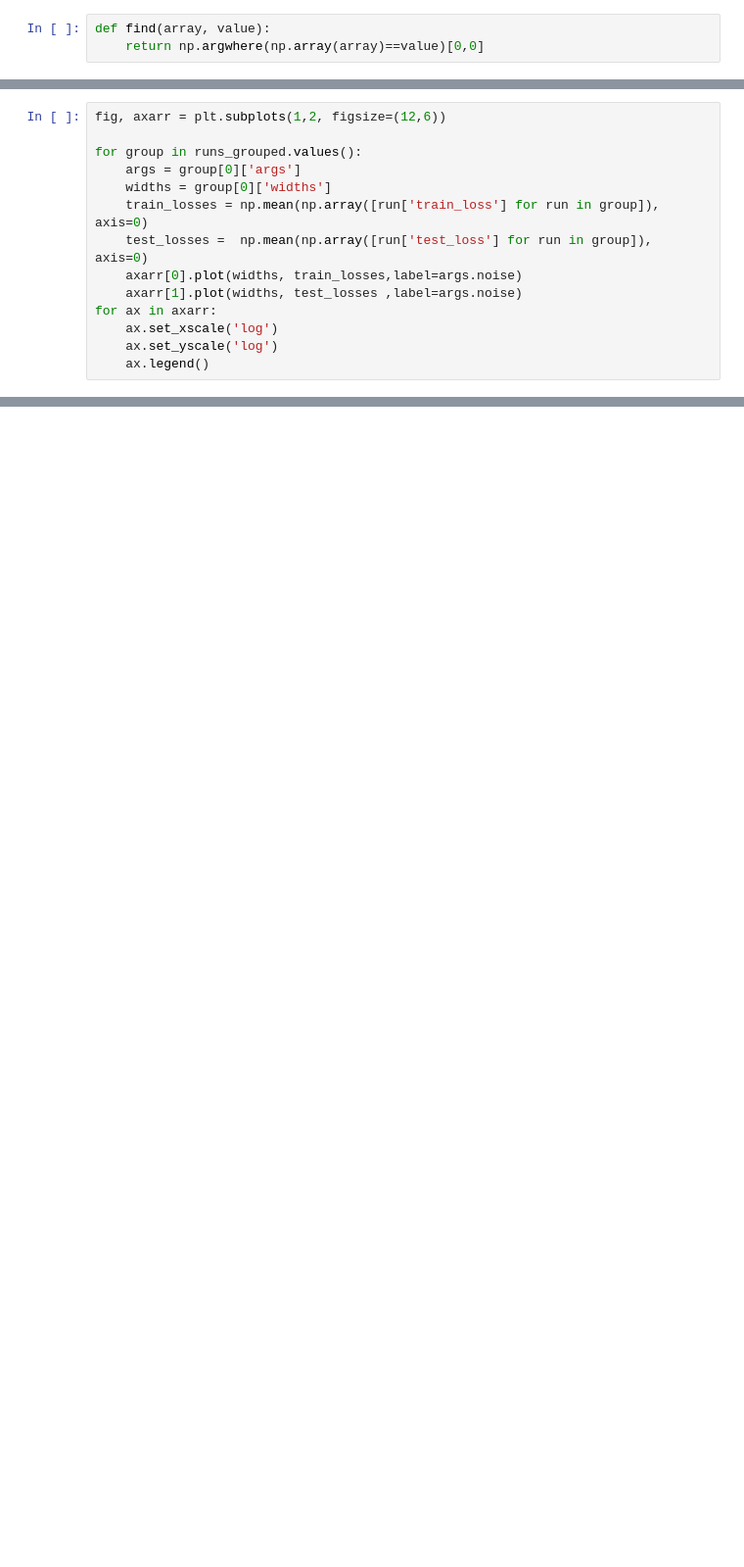
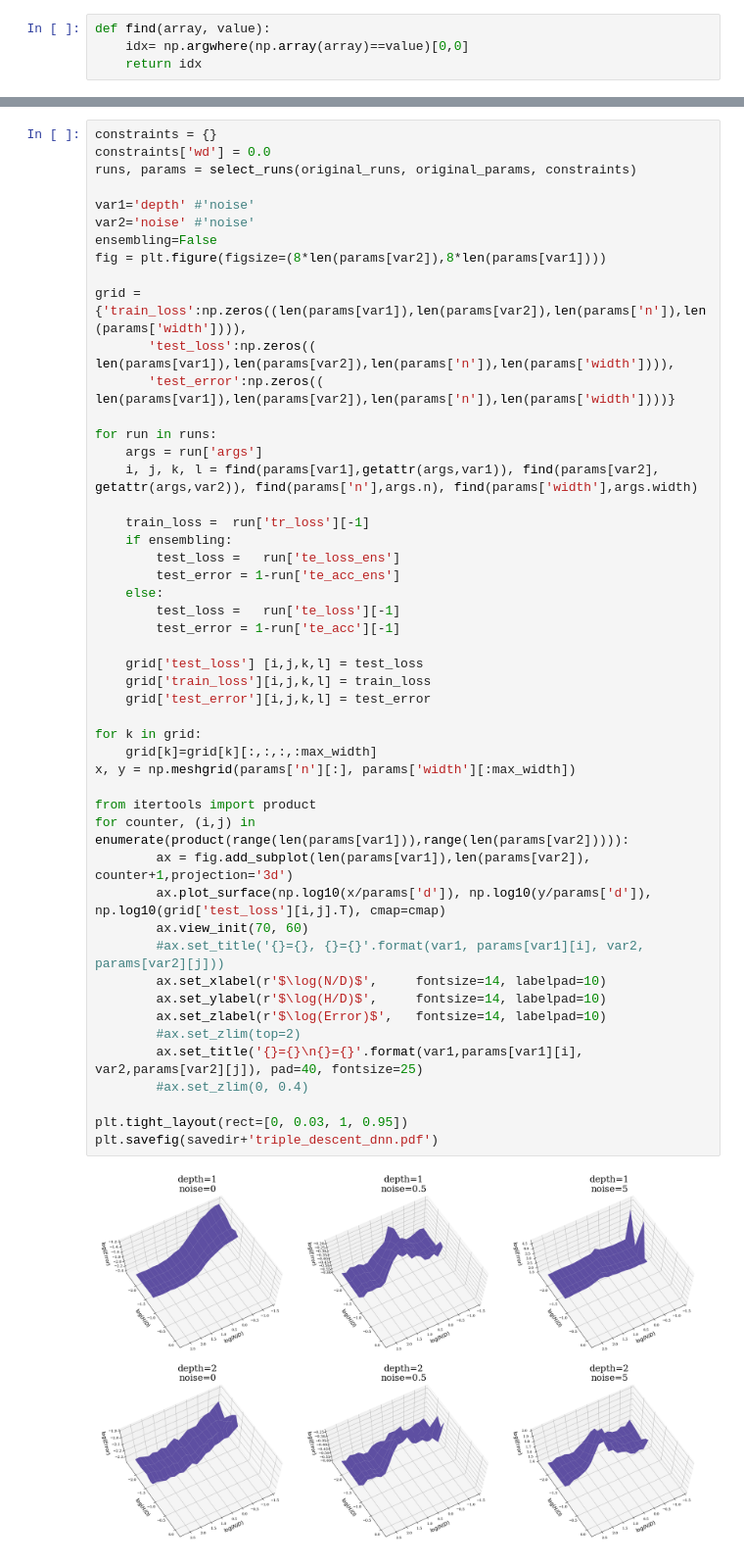
Before and after one commit to sdascoli/dd-vs-u, a Jupyter notebook: analysis.ipynb, the cells around one changed output, grey strips where cells are left out. Shown at 98% size. Drawn from its saved outputs; the diff is of its cells as text; blank space fills up the shorter version.

```diff
--- a/analysis.ipynb
+++ b/analysis.ipynb
@@ -10,3 +21,4 @@ cmap = plt.cm.get_cmap("viridis")
 # %%
 def find(array, value):
-    return np.argwhere(np.array(array)==value)[0,0]
+    idx= np.argwhere(np.array(array)==value)[0,0]
+    return idx
@@ -60,14 +24,0 @@ params
-# %%
-fig, axarr = plt.subplots(1,2, figsize=(12,6))
-
-for group in runs_grouped.values():
-    args = group[0]['args']
-    widths = group[0]['widths']
-    train_losses = np.mean(np.array([run['train_loss'] for run in group]), axis=0)
-    test_losses =  np.mean(np.array([run['test_loss'] for run in group]), axis=0)
-    axarr[0].plot(widths, train_losses,label=args.noise)
-    axarr[1].plot(widths, test_losses ,label=args.noise)
-for ax in axarr:
-    ax.set_xscale('log')
-    ax.set_yscale('log')
-    ax.legend()
@@ -108,0 +89,51 @@ False
+# %%
+constraints = {}
+constraints['wd'] = 0.0
+runs, params = select_runs(original_runs, original_params, constraints)
+
+var1='depth' #'noise'
+var2='noise' #'noise'
+ensembling=False
+fig = plt.figure(figsize=(8*len(params[var2]),8*len(params[var1])))
+
+grid = {'train_loss':np.zeros((len(params[var1]),len(params[var2]),len(params['n']),len(params['width']))),
+       'test_loss':np.zeros((  len(params[var1]),len(params[var2]),len(params['n']),len(params['width']))),
+       'test_error':np.zeros(( len(params[var1]),len(params[var2]),len(params['n']),len(params['width'])))}
+
+for run in runs:
+    args = run['args']
+    i, j, k, l = find(params[var1],getattr(args,var1)), find(params[var2], getattr(args,var2)), find(params['n'],args.n), find(params['width'],args.width)
+
+    train_loss =  run['tr_loss'][-1]
+    if ensembling:
+        test_loss =   run['te_loss_ens']
+        test_error = 1-run['te_acc_ens']
+    else:
+        test_loss =   run['te_loss'][-1]
+        test_error = 1-run['te_acc'][-1]
+
+    grid['test_loss'] [i,j,k,l] = test_loss
+    grid['train_loss'][i,j,k,l] = train_loss
+    grid['test_error'][i,j,k,l] = test_error
+
+for k in grid:
+    grid[k]=grid[k][:,:,:,:max_width]
+x, y = np.meshgrid(params['n'][:], params['width'][:max_width])
+
+from itertools import product
+for counter, (i,j) in enumerate(product(range(len(params[var1])),range(len(params[var2])))):
+        ax = fig.add_subplot(len(params[var1]),len(params[var2]), counter+1,projection='3d')
+        ax.plot_surface(np.log10(x/params['d']), np.log10(y/params['d']), np.log10(grid['test_loss'][i,j].T), cmap=cmap)
+        ax.view_init(70, 60)
+        #ax.set_title('{}={}, {}={}'.format(var1, params[var1][i], var2, params[var2][j]))
+        ax.set_xlabel(r'$\log(N/D)$',     fontsize=14, labelpad=10)
+        ax.set_ylabel(r'$\log(H/D)$',     fontsize=14, labelpad=10)
+        ax.set_zlabel(r'$\log(Error)$',   fontsize=14, labelpad=10)
+        #ax.set_zlim(top=2)
+        ax.set_title('{}={}\n{}={}'.format(var1,params[var1][i], var2,params[var2][j]), pad=40, fontsize=25)
+        #ax.set_zlim(0, 0.4)
+
+plt.tight_layout(rect=[0, 0.03, 1, 0.95])
+plt.savefig(savedir+'triple_descent_dnn.pdf')
+# %% [output]
+[figure, added]
```
Also changed, not shown: parts of 15 cells of this notebook, 5 other files.
